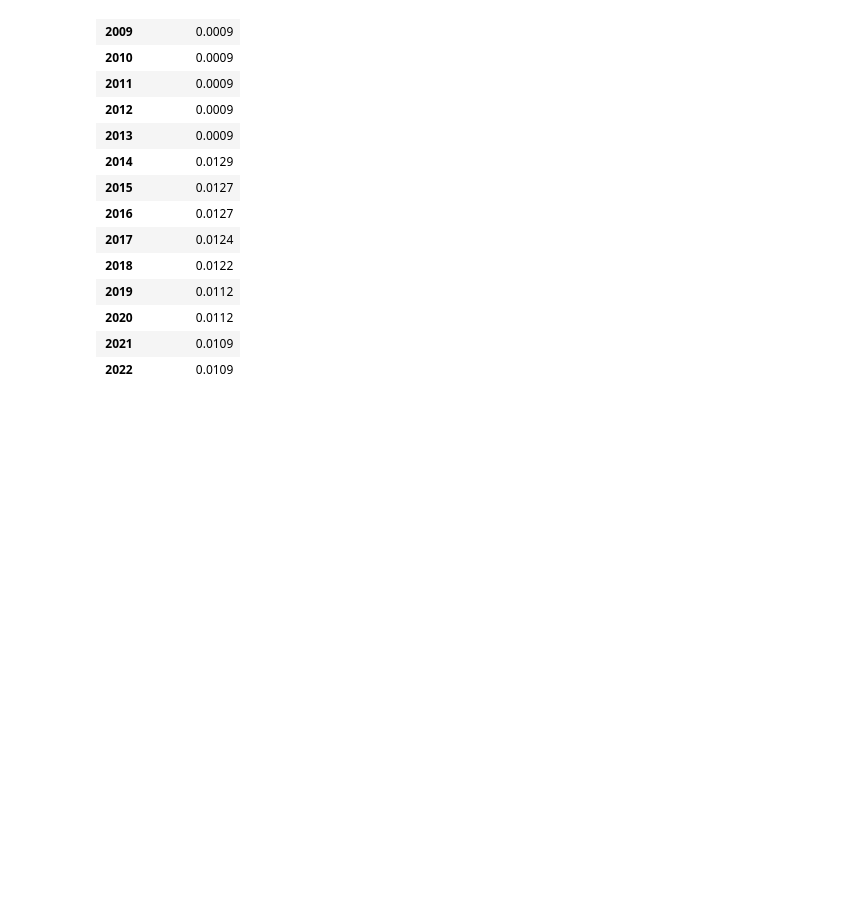
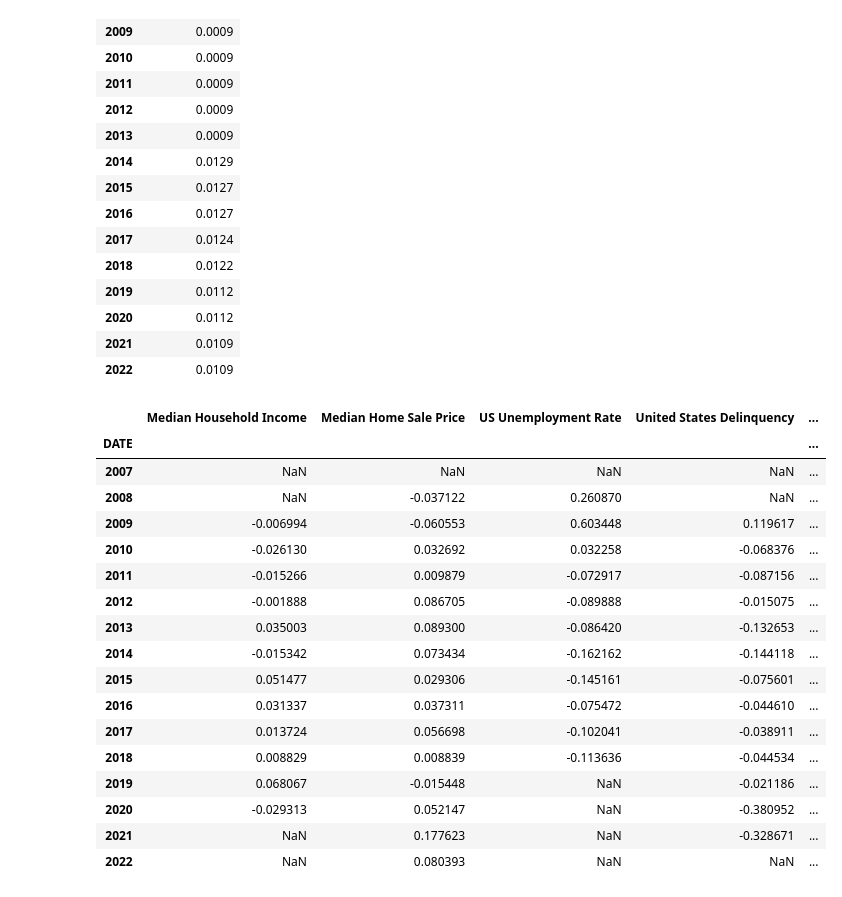
Before and after one commit to seldomwind/realestatemarketanalysis, a Jupyter notebook: Real_Estate_Analysis/Resources/Importandclean.ipynb, the cells around one changed output. Drawn from its saved outputs; the diff is of its cells as text; code cells hidden in the pictures; blank space fills up the shorter version.

```diff
--- a/Real_Estate_Analysis/Resources/Importandclean.ipynb
+++ b/Real_Estate_Analysis/Resources/Importandclean.ipynb
@@ -158,3 +159,27 @@ mortality_rate_final
 | 2020 | 0.0112 |
 | 2021 | 0.0109 |
 | 2022 | 0.0109 |
+# %%
+# Combining all of the DataFrames using the 'concat' function
+
+combined_df = pd.concat([household_income_final, med_sale_final, national_employment_final, delinquency_rate_final, mortality_rate_final], axis="columns")
+combined_df
+# %% [output]
+|  | Median Household Income | Median Home Sale Price | US Unemployment Rate | United States Delinquency | ... |
+| DATE |  |  |  |  | ... |
+| 2007 | NaN | NaN | NaN | NaN | ... |
+| 2008 | NaN | -0.037122 | 0.260870 | NaN | ... |
+| 2009 | -0.006994 | -0.060553 | 0.603448 | 0.119617 | ... |
+| 2010 | -0.026130 | 0.032692 | 0.032258 | -0.068376 | ... |
+| 2011 | -0.015266 | 0.009879 | -0.072917 | -0.087156 | ... |
+| 2012 | -0.001888 | 0.086705 | -0.089888 | -0.015075 | ... |
+| 2013 | 0.035003 | 0.089300 | -0.086420 | -0.132653 | ... |
+| 2014 | -0.015342 | 0.073434 | -0.162162 | -0.144118 | ... |
+| 2015 | 0.051477 | 0.029306 | -0.145161 | -0.075601 | ... |
+| 2016 | 0.031337 | 0.037311 | -0.075472 | -0.044610 | ... |
+| 2017 | 0.013724 | 0.056698 | -0.102041 | -0.038911 | ... |
+| 2018 | 0.008829 | 0.008839 | -0.113636 | -0.044534 | ... |
+| 2019 | 0.068067 | -0.015448 | NaN | -0.021186 | ... |
+| 2020 | -0.029313 | 0.052147 | NaN | -0.380952 | ... |
+| 2021 | NaN | 0.177623 | NaN | -0.328671 | ... |
+| 2022 | NaN | 0.080393 | NaN | NaN | ... |
```
Also changed, not shown: parts of 3 cells of this notebook.
